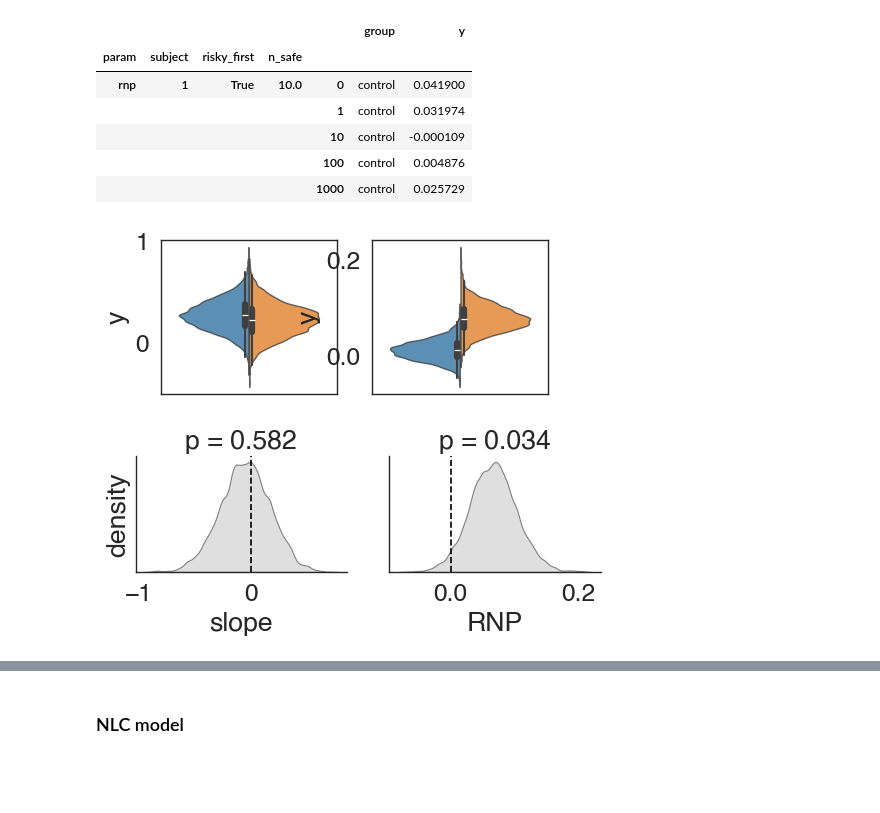
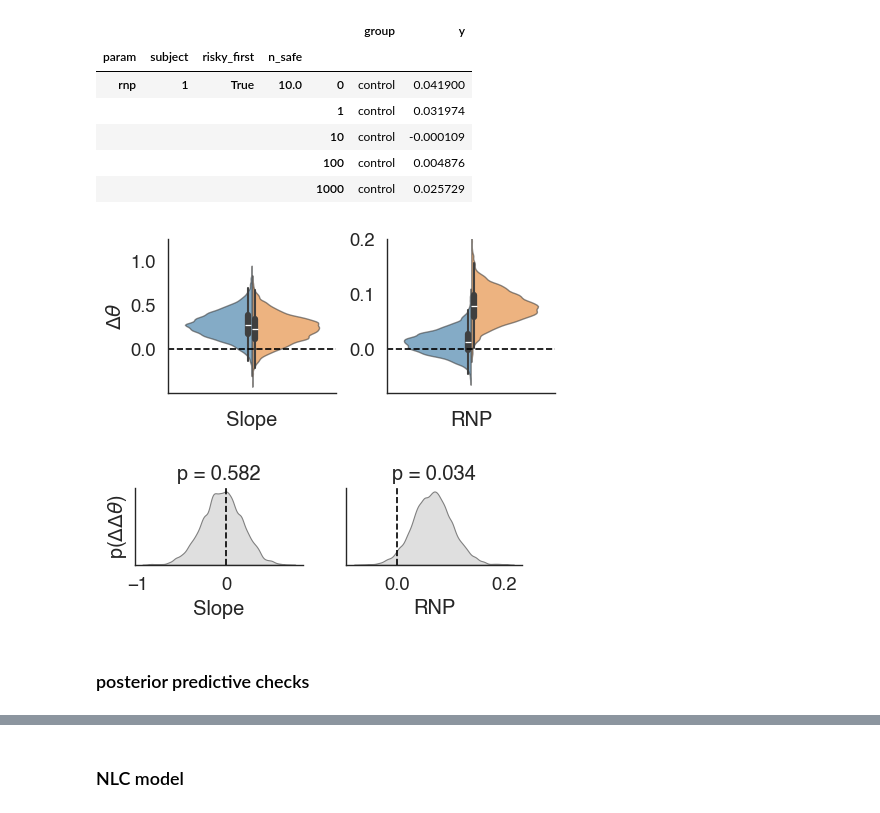
Before and after one commit to Gilles86/stress_risk, a Jupyter notebook: stress_risk/plots_for_paper/paper_fig_probit.ipynb, the cells around one changed output, grey strips where cells are left out. Cells and saved outputs as stored; diff of their text form; code cells hidden in the pictures; blank space fills up the shorter version.

Commit message:
paper figs  v01

```diff
--- a/stress_risk/plots_for_paper/paper_fig_probit.ipynb
+++ b/stress_risk/plots_for_paper/paper_fig_probit.ipynb
@@ -9,7 +9,7 @@ bids_folder = '/Users/mrenke/data/ds-stressrisk'
 plot_folder_path = '/Users/mrenke/Desktop/StressRisk/figures/plots/paper'
 
 sns.set_context('talk')
-sns.set_theme('paper', 'white', font='helvetica', font_scale=2, palette='tab10')
+sns.set_theme('paper', 'white', font='helvetica', font_scale=1.5, palette='tab10')
 # %%
 from stress_risk.behavior.utils import get_data
 df = get_data()
@@ -76,18 +63,0 @@ probit_params.head()
-# %%
-dd = probit_params.xs(2,0,'session') - probit_params.xs(1,0,'session')
-dd.drop('intercept', axis=0, inplace=True)
-dd = dd.stack().rename(mapper={'chose_risky_mean':'y'},axis=1).reset_index()
-dd['group'] = dd['group'].replace({0: 'control', 1: 'stress'})
-
-# reorder df so that slope is first
-dd['index_column'] = pd.Categorical(dd['param'], categories=['gamma', 'rnp'], ordered=True)
-dd = dd.sort_values(['index_column', 'group']) # preserve order of group
-
-plt.figure(figsize=(5, 5))
-ax = sns.violinplot(dd,y='y', x='param',hue='group',split=True,legend=True,gap=.01,alpha=.8) #
-ax.axhline(0, c='k', ls='--')
-sns.despine()
-ax.set(ylabel='value of posterior estimate',ylim= [-.2,.5],xlabel=None,xticklabels=['slope','RNP']) # xlabel=None,,xticklabels=['
-ax.legend(title='')
-#plt.gcf().set_size_inches(6, 3)
-#plt.savefig(op.join(plot_folder_path, f'probit-model_diffinsessions_violin.pdf'), bbox_inches='tight')
@@ -108,16 +76,27 @@ dd.head()
 |  |  |  |  | 100 | control | 0.004876 |
 |  |  |  |  | 1000 | control | 0.025729 |
 # %%
+sns.set_theme('paper', 'white', font='helvetica', font_scale=1.5, palette='tab10')
 
 params = ['gamma', 'rnp']
 
-fig, axs = plt.subplots(1,2, figsize=(5, 2))
+fig, axs = plt.subplots(1,2, figsize=(5,2)) #2.5, 1
 
 for ax, param in zip(axs, params):
-    #sns.barplot(ax=ax, data=df_comb.reset_index(), x='group', y=column, alpha=0.5)
-    sns.violinplot(dd.xs(param,0,'param').reset_index(),y='y', hue='group',split=True,legend=False,gap=.01,alpha=.8, ax=ax) # x='param',
+    sns.violinplot(dd.xs(param,0,'param').reset_index(),y='y', hue='group',split=True,legend=False,gap=.01,alpha=.6, ax=ax) # x='param',
+    ax.axhline(0, c='k', ls='--')
+    ymin, ymax = ax.get_ylim()
+    new_ymax = np.abs(ymin) * 2.5
+    ax.set(ylim=[ymin, new_ymax], ylabel=None)
+sns.despine()
+
+axs[0].set(ylabel=r'$\Delta\theta$', xlabel='Slope')
+axs[1].set(ylabel=None, xlabel='RNP')
+fig.subplots_adjust(wspace = 0.3) # adjust horizontal space between axes
+plt.savefig(op.join(plot_folder_path, f'probit-model_diffinsessions_violin.pdf'), bbox_inches='tight')
+positions = [ax.get_position() for ax in axs]
 # %% [output]
-[figure, old version]
+[figure, new version]
 # %%
 
 def plot_diffindiff(d, param_name, color):
@@ -136,21 +115,29 @@ def plot_diffindiff(d, param_name, color):
     return fac
 # %%
 
-sns.set_theme('paper', 'white', font='helvetica', font_scale=2, palette='tab10')
+sns.set_theme('paper', 'white', font='helvetica', font_scale=1.5, palette='tab10')
+
+fig, axs = plt.subplots(1,2, figsize=(5,1))
 
 plt.subplot(121)
 d = probit_params.xs('gamma',0,'param')
 d = d.stack().rename(mapper={'chose_risky_mean':'y'},axis=1).reset_index()
-fac = plot_diffindiff(d, 'slope', color)
+fac = plot_diffindiff(d, 'Slope', color)
 ax = plt.gca()
-ax.set_ylabel('density')
+ax.set_ylabel(r'p($\Delta\Delta\theta$)')
+pos = positions[0]
+ax.set_position([pos.x0, pos.y0, pos.width, pos.height])
 
 plt.subplot(122)
 d = probit_params.xs('rnp',0,'param')
 d = d.stack().rename(mapper={'chose_risky_mean':'y'},axis=1).reset_index()
 fac = plot_diffindiff(d, 'RNP', color)
+ax = plt.gca()
+pos = positions[1]
+#ax.set_position([pos.x0, pos.y0, pos.width, pos.height])
 
-plt.gcf().set_size_inches(6, 1.5)
 plt.savefig(op.join(plot_folder_path, f'probit-model_diffindiff.pdf'), bbox_inches='tight')
 # %% [output]
-[figure, old version]
+[figure, new version]
+# %% [markdown]
+### posterior predictive checks
```
Also changed, not shown: parts of 43 cells of this notebook.
